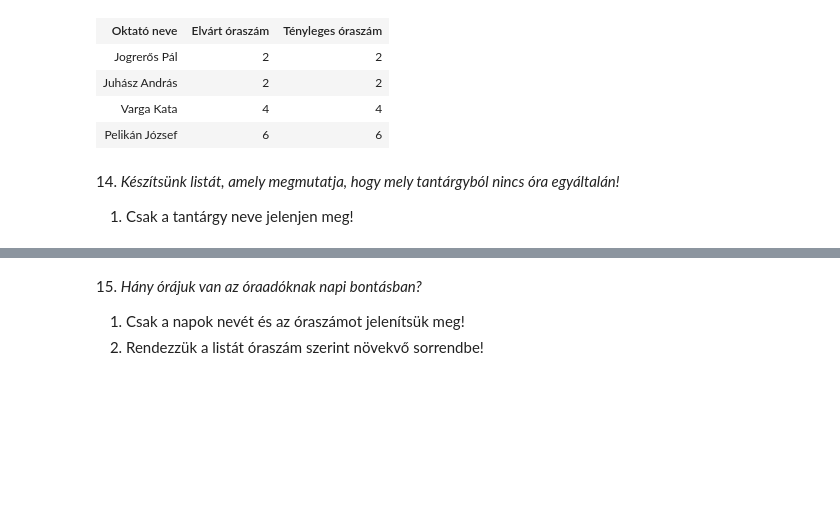
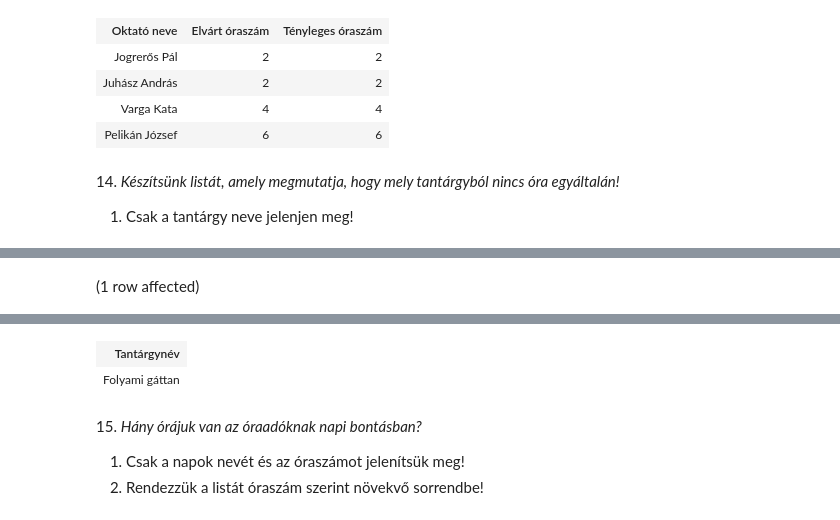
Before and after one commit to telekboldi2/sql.uni-corvinus, a Jupyter notebook: gyakorlat03_feladatok.ipynb, the cells around one changed output, grey strips where cells are left out. Saved outputs shown, nothing was run; the diff lists cells and outputs as text; code cells hidden in the pictures; blank space fills up the shorter version.

```diff
--- a/gyakorlat03_feladatok.ipynb
+++ b/gyakorlat03_feladatok.ipynb
@@ -234,0 +223,6 @@ Total execution time: 00:00:00.015
+# %%
+SELECT t.Tantárgynév
+from Tantárgyak t left join orak o on t.Tkód = o.targy
+where o.targy is null
+# %% [output]
+(1 row affected)
@@ -235,3 +230,5 @@ Total execution time: 00:00:00.015
+| Tantárgynév |
+| Folyami gáttan |
 # %% [markdown]
 15. _Hány órájuk van az óraadóknak napi bontásban?_
 
```
Also changed, not shown: parts of 2 cells of this notebook.
